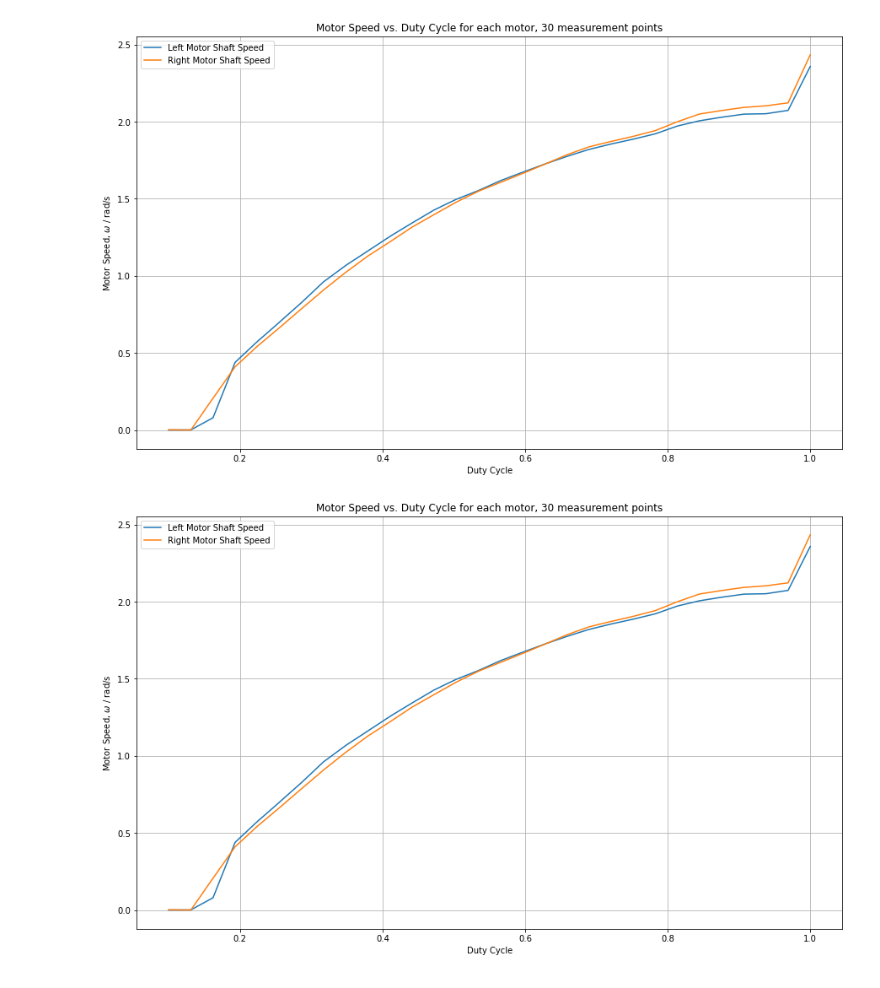
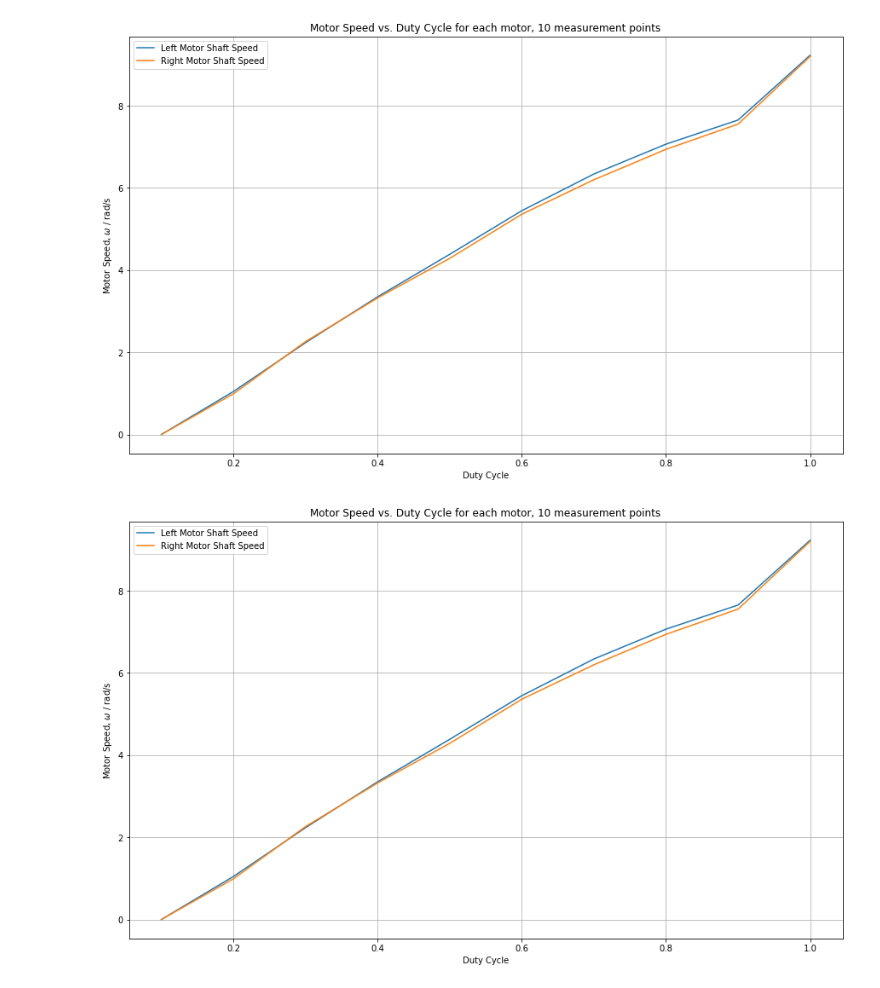
Before and after one commit to arshi9344/ECE4191-E5-tennibot, a Jupyter notebook: patricks_scratchspace/Motor_Calibration.ipynb, the cells around one changed output. Saved outputs shown, nothing was run; the diff lists cells and outputs as text; code cells hidden in the pictures.

```diff
--- a/patricks_scratchspace/Motor_Calibration.ipynb
+++ b/patricks_scratchspace/Motor_Calibration.ipynb
@@ -25,7 +25,7 @@ MR_ENC_B = 23 # white encoder c
 - encoder = 48 CPR (count per revolution) = 48 counts each shaft rotation
 - counts per round = count per rev * rev per round = 48*75 = 3600
 """
-MAX_ENC_STEPS = 3600
+MAX_ENC_STEPS = 900
 
 # Motor Pins
 ML_IN1 = 17 # IN1 10
@@ -87,7 +87,7 @@ class DiffDriveRobot:
         self.max_enc_steps = max_enc_steps # steps in the encoder per revolution
 
         self.calibration_points = 10  # Default number of points to use for calibration
-        self.calibration_duration = 2  # Duration to run each calibration point (seconds)
+        self.calibration_duration = 0.5  # Duration to run each calibration point (seconds)
         self.motor_calibration = {
             'left': lambda x: x,  # Identity function initially
             'right': lambda x: x  # Identity function initially
@@ -310,10 +310,10 @@ class RobotController:
 GPIO.setwarnings(False)
 robot = DiffDriveRobot()
 # %%
-duty_cycles, left_speeds, right_speeds = robot.calibrate_motors(30)
+duty_cycles, left_speeds, right_speeds = robot.calibrate_motors(10)
 # %% [output]
-[figure, old version]
+[figure, new version]
-[figure, old version]
+[figure, new version]
 # %%
 robot.set_motor_speed(0.3, 0.3, apply_calibration_factor=False)
 # %%
```
Also changed, not shown: 1 other file.
